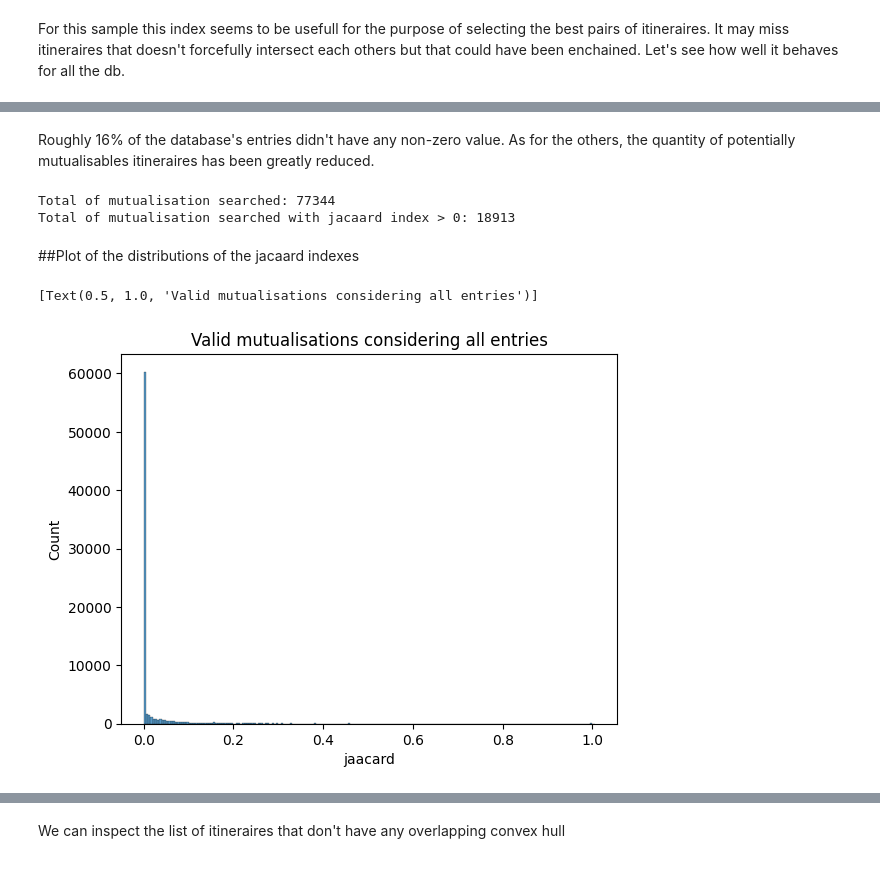
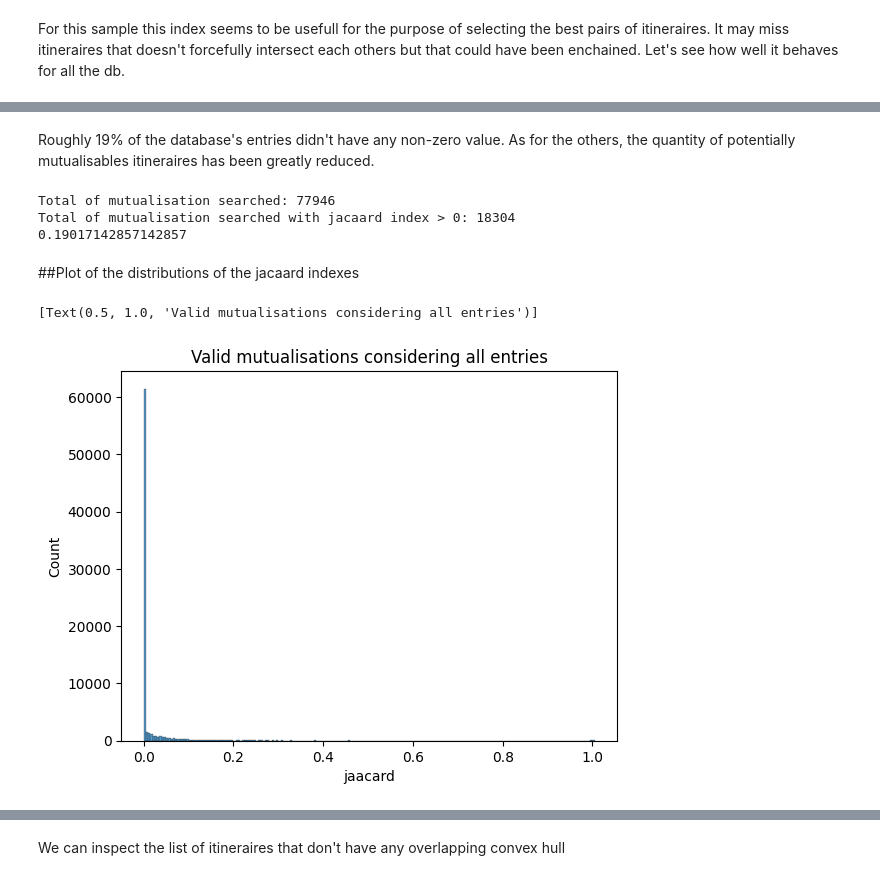
Before and after one commit to Universite-Gustave-Eiffel/geodev-logicout, a Jupyter notebook: notebooks/convex_hull.ipynb, the cells around one changed output, grey strips where cells are left out. Drawn from its saved outputs; the diff is of its cells as text; code cells hidden in the pictures.

```diff
--- a/notebooks/convex_hull.ipynb
+++ b/notebooks/convex_hull.ipynb
@@ -220,21 +225,21 @@ Name: jaacard, Length: 916, dtype: int64
 # %% [markdown]
-Roughly 16% of the database's entries didn't have any non-zero value. As for the others, the quantity of potentially mutualisables itineraires has been greatly reduced.
+Roughly 19% of the database's entries didn't have any non-zero value. As for the others, the quantity of potentially mutualisables itineraires has been greatly reduced.
 # %%
 print('Total of mutualisation searched: {0}'.format(df.shape[0]))
 print('Total of mutualisation searched with jacaard index > 0: {0}'.format(df_not_null.shape[0]))
+print(df_not_null.shape[0]/(df.shape[0]+df_not_null.shape[0]))
 # %% [output]
-Total of mutualisation searched: 77344
-Total of mutualisation searched with jacaard index > 0: 18913
+Total of mutualisation searched: 77946
+Total of mutualisation searched with jacaard index > 0: 18304
+0.19017142857142857
 # %% [markdown]
 ##Plot of the distributions of the jacaard indexes
 # %%
-
-df['id_simulation']=df['id_simulation'].map(str) # we will convert the id_simulation in a categorical data
 df_histo=df[['id_simulation','jaacard']]
 sns.histplot(data=df_histo,x="jaacard", legend=False,binwidth=0.005).set(title='Valid mutualisations considering all entries')
 # %% [output]
 [Text(0.5, 1.0, 'Valid mutualisations considering all entries')]
-[figure, old version]
+[figure, new version]
 # %%
 
 df_histo_not_null=df_not_null[['id_simulation','jaacard']]
```
Also changed, not shown: parts of 20 cells of this notebook, 5 other files.
